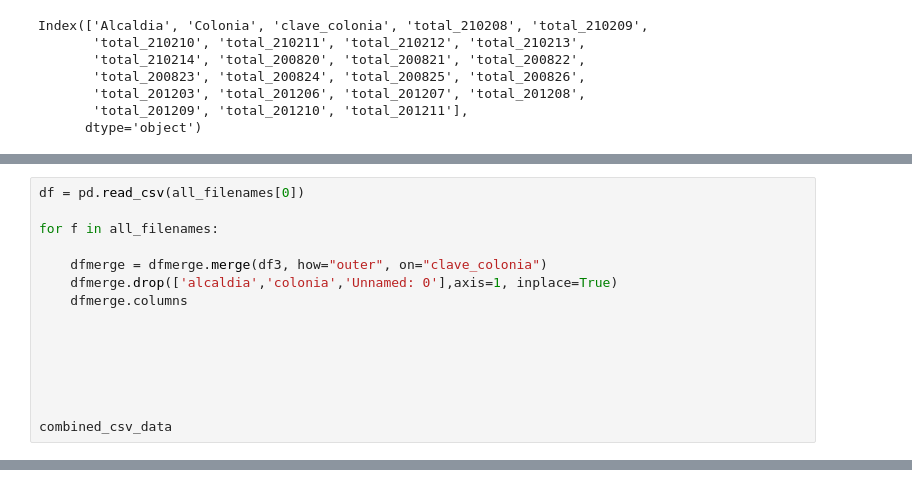
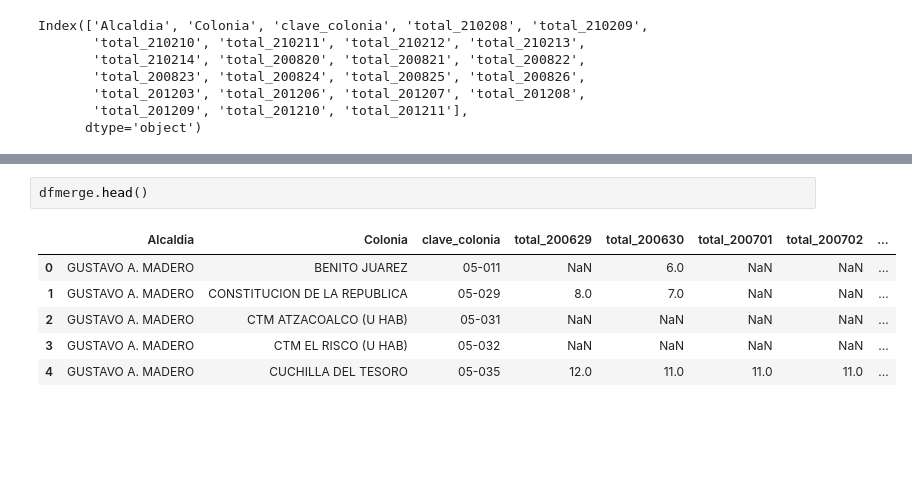
Before and after one commit to martinsingla/data-project, a Jupyter notebook: COVIDCASES (2).ipynb, the cells around one changed output, grey strips where cells are left out. Cells and saved outputs as stored; diff of their text form; blank space fills up the shorter version.

```diff
--- a/COVIDCASES (2).ipynb
+++ b/COVIDCASES (2).ipynb
@@ -122,15 +57,0 @@ df
-# %%
-df = pd.read_csv(all_filenames[0])
-
-for f in all_filenames:
-
-    dfmerge = dfmerge.merge(df3, how="outer", on="clave_colonia")
-    dfmerge.drop(['alcaldia','colonia','Unnamed: 0'],axis=1, inplace=True)
-    dfmerge.columns
-
-
-
-
-
-
-combined_csv_data
@@ -407,0 +144,9 @@ plt.plot(x_data, regress_values, 'r-')
+# %%
+dfmerge.head()
+# %% [output]
+|  | Alcaldia | Colonia | clave_colonia | total_200629 | total_200630 | total_200701 | total_200702 | ... |
+| 0 | GUSTAVO A. MADERO | BENITO JUAREZ | 05-011 | NaN | 6.0 | NaN | NaN | ... |
+| 1 | GUSTAVO A. MADERO | CONSTITUCION DE LA REPUBLICA | 05-029 | 8.0 | 7.0 | NaN | NaN | ... |
+| 2 | GUSTAVO A. MADERO | CTM ATZACOALCO (U HAB) | 05-031 | NaN | NaN | NaN | NaN | ... |
+| 3 | GUSTAVO A. MADERO | CTM EL RISCO (U HAB) | 05-032 | NaN | NaN | NaN | NaN | ... |
+| 4 | GUSTAVO A. MADERO | CUCHILLA DEL TESORO | 05-035 | 12.0 | 11.0 | 11.0 | 11.0 | ... |
```
Also changed, not shown: parts of 51 cells of this notebook, 3 other files.
